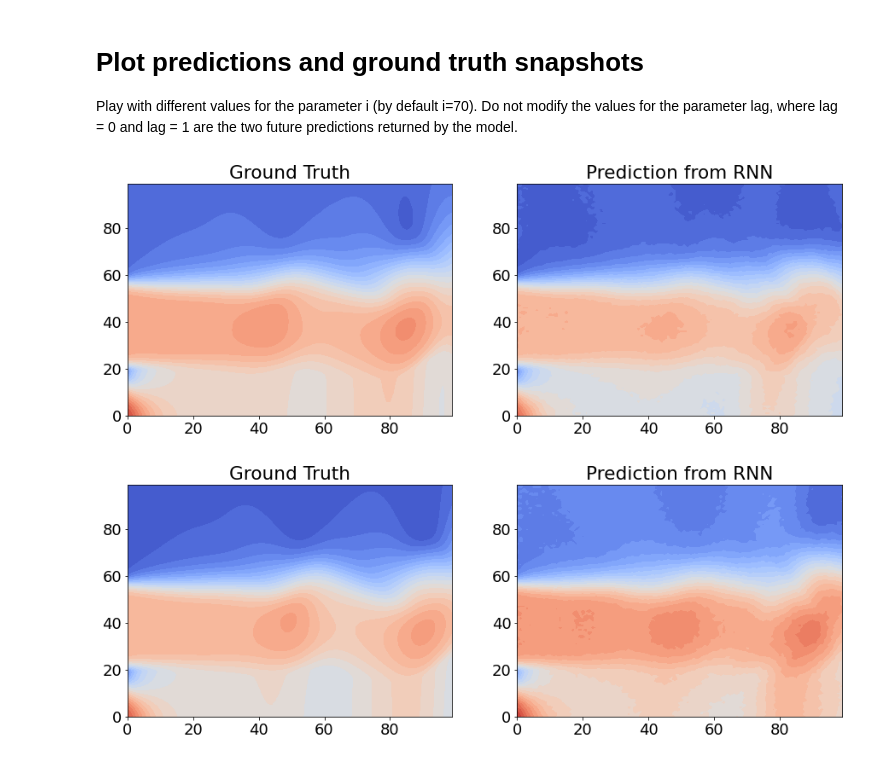
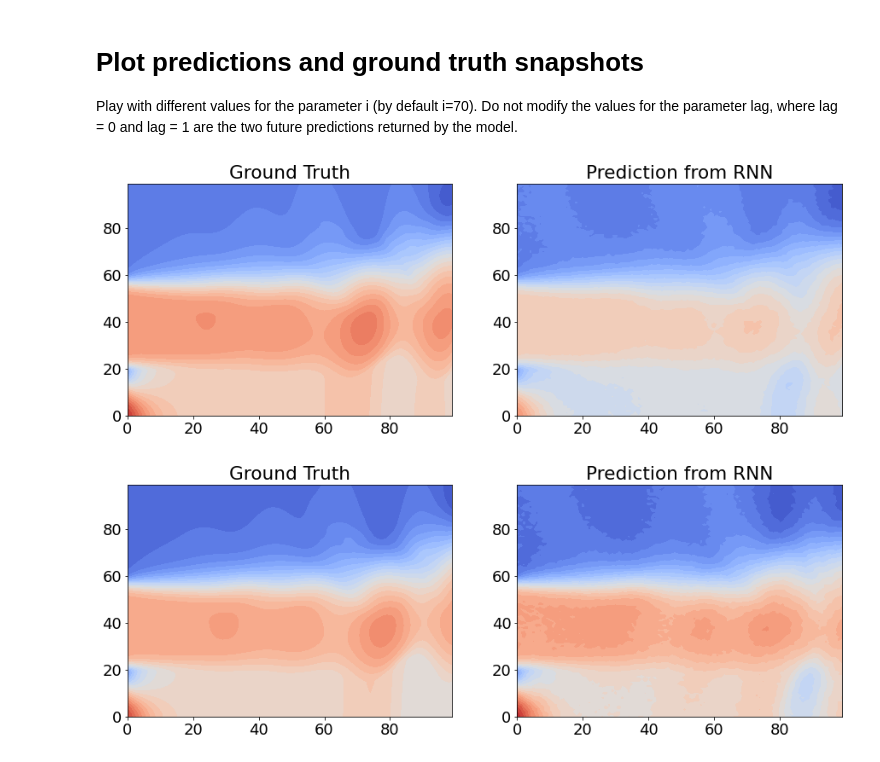
Before and after one commit to RAbadiaH/forecasting-through-deep-learning-and-modal-decomposition-in-multi-phase-concentric-jets, a Jupyter notebook: rnn_model.ipynb, the cells around one changed output. Drawn from its saved outputs; the diff is of its cells as text; code cells hidden in the pictures.

```diff
--- a/rnn_model.ipynb
+++ b/rnn_model.ipynb
@@ -630,26 +630,26 @@ custom_palette = sns.color_palette("coolwarm", 26)
 # Plot predictions and ground truth snapshots
 Play with different values for the parameter i (by default i=70). Do not modify the values for the parameter lag, where lag = 0 and lag = 1 are the two future predictions returned by the model.
 # %%
-i = 70
+i = 30
 lag = 0
 
 Ytest_hat_lag = np.reshape(Ytest_hat_fl[lag], (Ytest[lag].shape[0],Ytest[lag].shape[1],Ytest[lag].shape[2],Ytest[lag].shape[3]))
 Ytest_lag = np.reshape(Ytest_fl[lag], (Ytest[lag].shape[0],Ytest[lag].shape[1],Ytest[lag].shape[2],Ytest[lag].shape[3]))
 
 YMONOtest_lag = np.reshape(YMONOtest_fl[lag], (YMONOtest[lag].shape[0],YMONOtest[lag].shape[1],YMONOtest[lag].shape[2],YMONOtest[lag].shape[3]))
 
 plt.figure(figsize=(15,5))
 plt.subplot(1,2, 1)
 plt.contourf((Ytest_lag*range_val + min_val)[i,0,:,:]+YMONOtest_lag[i,0,:,:], 25, colors = custom_palette)
 plt.title('Ground Truth')
 plt.subplot(1,2, 2)
 plt.contourf((Ytest_hat_lag*range_val + min_val)[i,0,:,:]+YMONOtest_lag[i,0,:,:], 25, colors = custom_palette)
 plt.title('Prediction from RNN')
 plt.show()
 # %% [output]
-[figure, old version]
+[figure, new version]
 # %%
-i = 70
+i = 30
 lag = 1
 
 Ytest_hat_lag = np.reshape(Ytest_hat_fl[lag], (Ytest[lag].shape[0],Ytest[lag].shape[1],Ytest[lag].shape[2],Ytest[lag].shape[3]))
@@ -666,4 +666,4 @@ plt.contourf((Ytest_hat_lag*range_val + min_val)[i,0,:,:]+YMONOtest_lag[i,0,:,:]
 plt.title('Prediction from RNN')
 plt.show()
 # %% [output]
-[figure, old version]
+[figure, new version]
```
Also changed, not shown: parts of 9 cells of this notebook.
